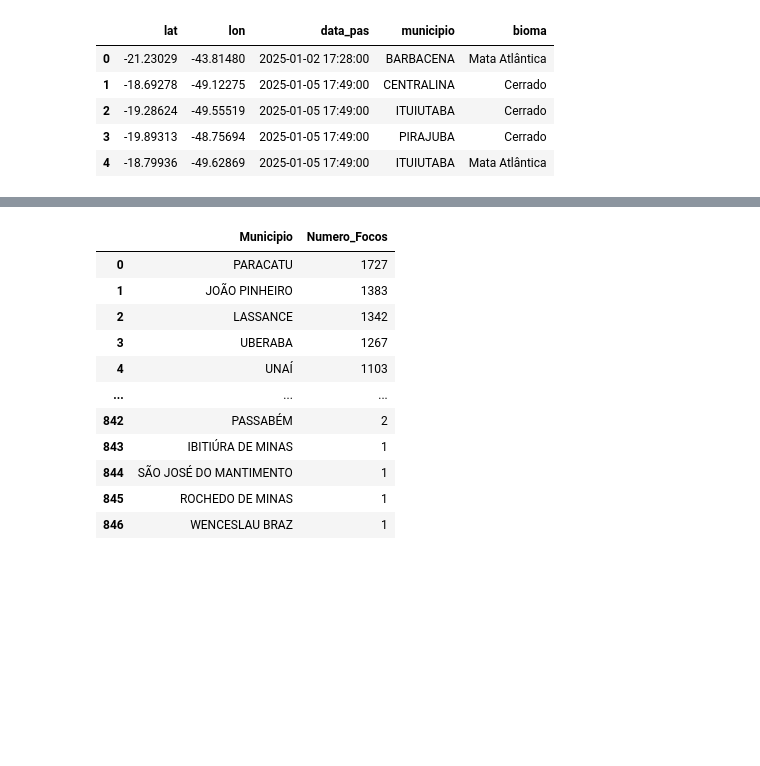
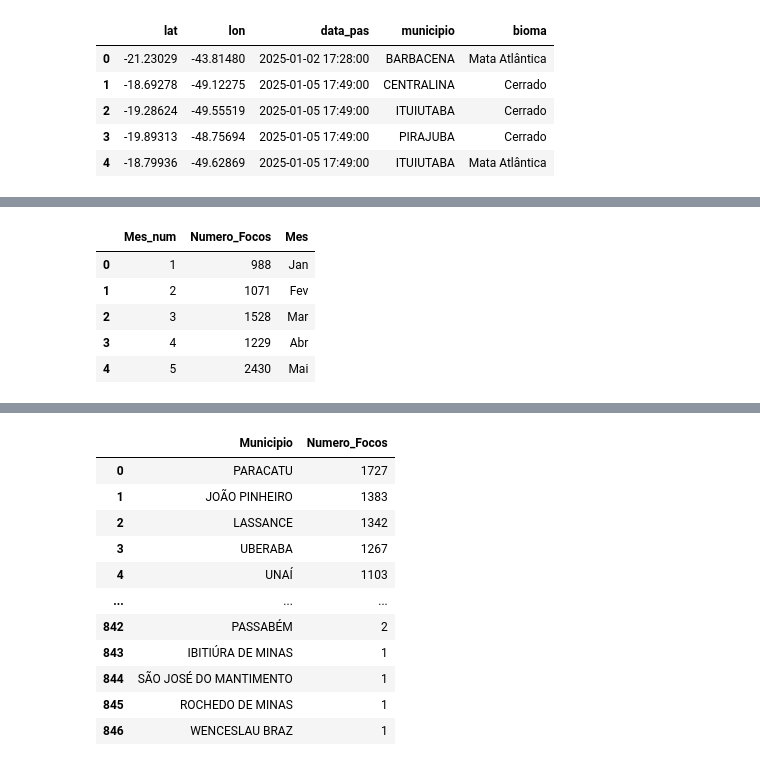
Before and after one commit to jvrezendem/analiseIncendioBR, a Jupyter notebook: notebooks/serieHistorica.ipynb, the cells around one changed output, grey strips where cells are left out. Cells and saved outputs as stored; diff of their text form; code cells hidden in the pictures; blank space fills up the shorter version.

```diff
--- a/notebooks/serieHistorica.ipynb
+++ b/notebooks/serieHistorica.ipynb
@@ -471,0 +495,37 @@ datamg.to_csv("../data/processed/focos_mg_ref_2015-2025.csv", sep=",")
+# %%
+datamg = pd.read_csv("../data/processed/focos_mg_ref_2015-2025.csv", sep=",")
+
+#criaçao dos campos de mes e ano
+datamg["data_pas"] = pd.to_datetime(datamg["data_pas"])
+datamg["ano"] = datamg["data_pas"].dt.year
+datamg["mes"] = datamg["data_pas"].dt.month
+
+#separação dos dados por mes
+dataMes = datamg.groupby("mes").size().reset_index(name="Numero_Focos")
+dataMes.columns = ["Mes_num", "Numero_Focos"]
+
+meses = {
+            1: "Jan",
+            2: "Fev",
+            3: "Mar",
+            4: "Abr",
+            5: "Mai",
+            6: "Jun",
+            7: "Jul",
+            8: "Ago",
+            9: "Set",
+            10: "Out",
+            11: "Nov",
+            12: "Dez"
+        }
+
+dataMes["Mes"] = dataMes["Mes_num"].map(meses)
+
+dataMes.head()
+# %% [output]
+|  | Mes_num | Numero_Focos | Mes |
+| 0 | 1 | 988 | Jan |
+| 1 | 2 | 1071 | Fev |
+| 2 | 3 | 1528 | Mar |
+| 3 | 4 | 1229 | Abr |
+| 4 | 5 | 2430 | Mai |
```
Also changed, not shown: parts of 11 cells of this notebook, 5 other files.
